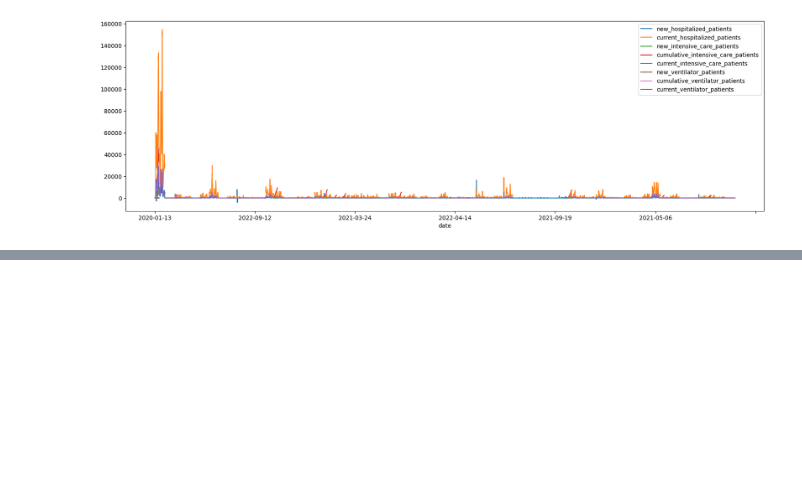
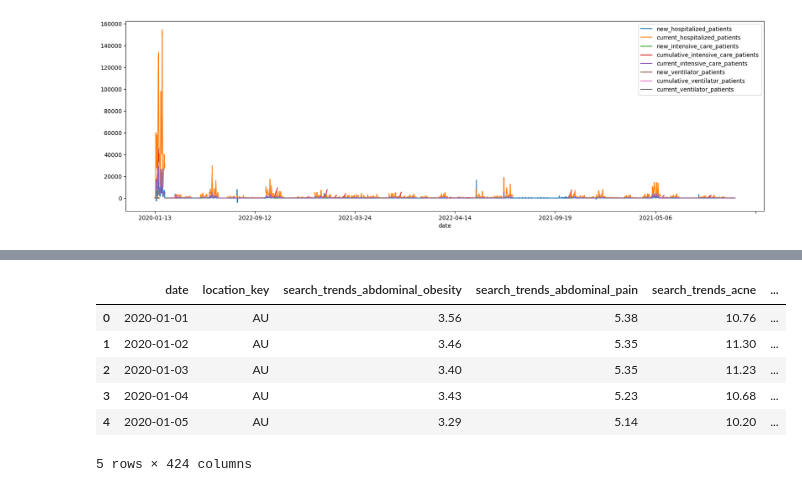
Before and after one commit to TristanKoh/p4ds-project, a Jupyter notebook: tristan-eda.ipynb, the cells around one changed output, grey strips where cells are left out. Cells and saved outputs as stored; diff of their text form; code cells hidden in the pictures; blank space fills up the shorter version.

```diff
--- a/tristan-eda.ipynb
+++ b/tristan-eda.ipynb
@@ -350,0 +358,13 @@ df_hosp.loc[df_hosp["country_name"] == "United States of America"].drop("cumulat
+# %%
+# Using dask to import the df as it is >1GB
+df_search = dd.read_csv(DATA_PATH+"google-search-trends.csv")
+
+df_search.head()
+# %% [output]
+|  | date | location_key | search_trends_abdominal_obesity | search_trends_abdominal_pain | search_trends_acne | ... |
+| 0 | 2020-01-01 | AU | 3.56 | 5.38 | 10.76 | ... |
+| 1 | 2020-01-02 | AU | 3.46 | 5.35 | 11.30 | ... |
+| 2 | 2020-01-03 | AU | 3.40 | 5.35 | 11.23 | ... |
+| 3 | 2020-01-04 | AU | 3.43 | 5.23 | 10.68 | ... |
+| 4 | 2020-01-05 | AU | 3.29 | 5.14 | 10.20 | ... |
+5 rows × 424 columns
```
Also changed, not shown: parts of 20 cells of this notebook.
